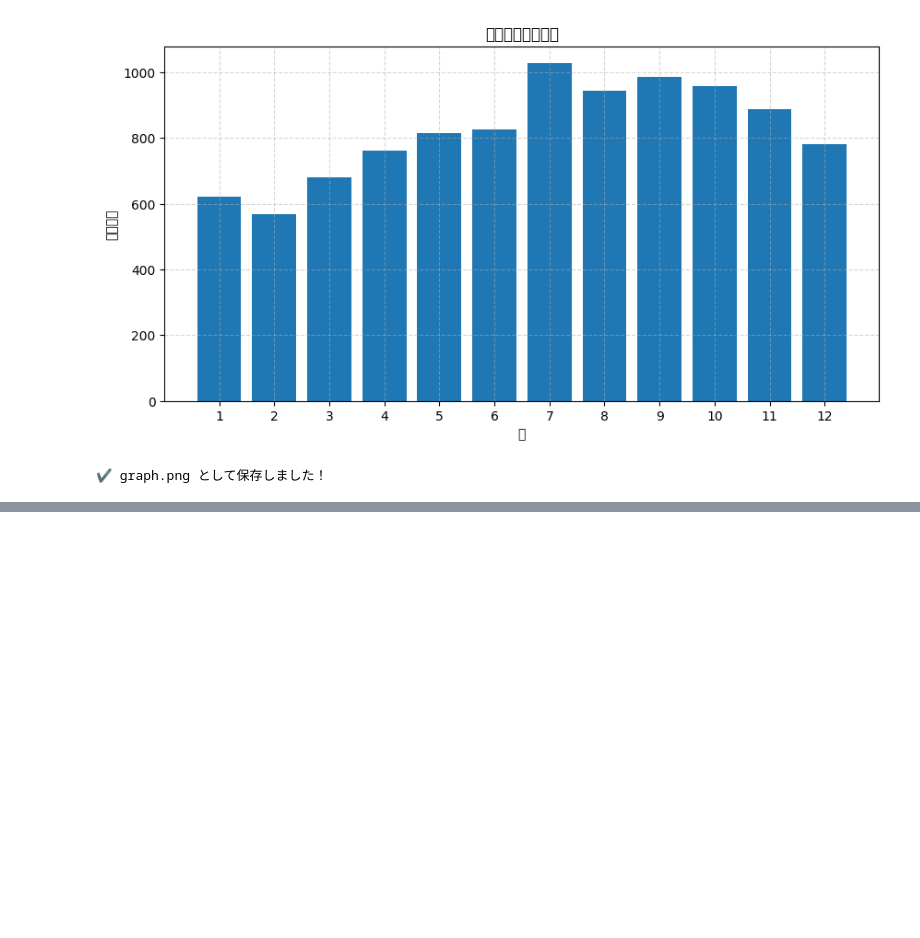
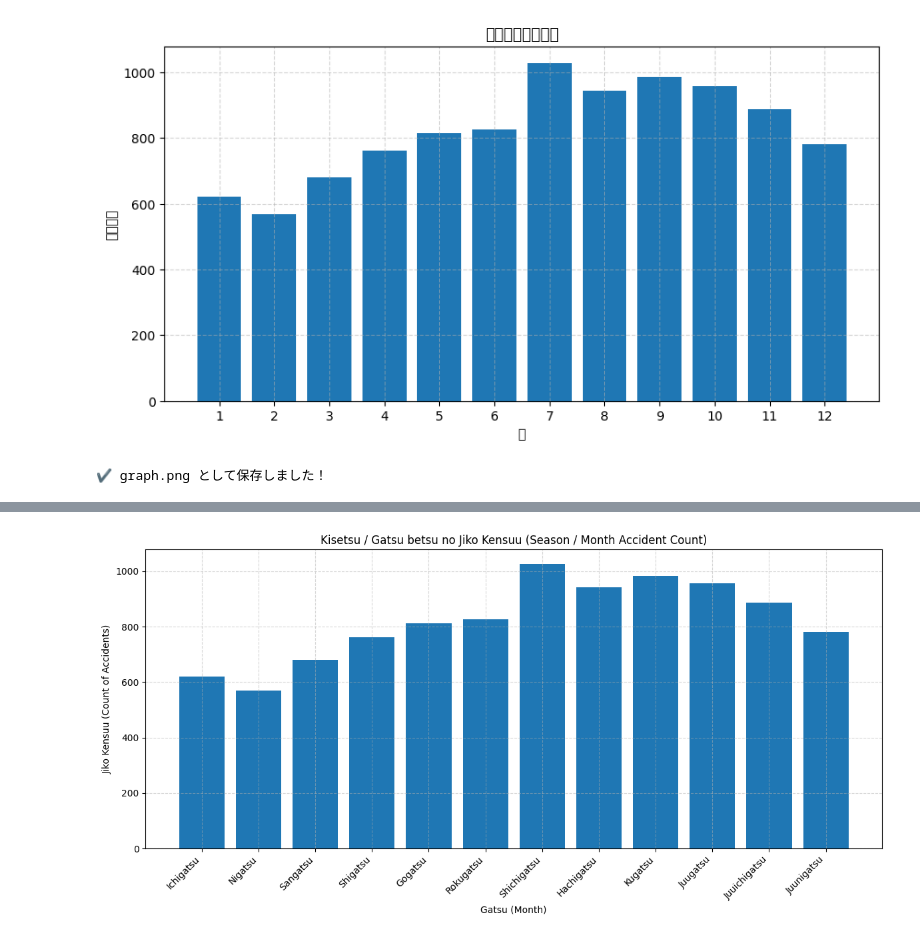
Before and after one commit to nami9983/Week6, a Jupyter notebook: jitennsya.ipynb, the cells around one changed output, grey strips where cells are left out. Saved outputs shown, nothing was run; the diff lists cells and outputs as text; code cells hidden in the pictures; blank space fills up the shorter version.

```diff
--- a/jitennsya.ipynb
+++ b/jitennsya.ipynb
@@ -592,0 +693,73 @@ Name: count, dtype: int64
+# %%
+import pandas as pd
+import matplotlib.pyplot as plt
+
+# ---------------------------------------------------
+# ❶ CSV 読み込み（文字化け対策付き）
+# ---------------------------------------------------
+def load_csv_safely(path):
+    encodings = ["utf-8-sig", "shift_jis", "cp932", "euc_jp"]
+    for enc in encodings:
+        try:
+            return pd.read_csv(path, encoding=enc)
+        except:
+            continue
+    raise ValueError("Encoding error")
+
+file_path = "jitennsyadeta.csv"
+df = load_csv_safely(file_path)
+
+# ---------------------------------------------------
+# ❷ 日付列を自動検出
+# ---------------------------------------------------
+date_col = None
+for col in df.columns:
+    if any(x in col for x in ["年", "月", "日"]):
+        date_col = col
+        break
+
+df["date"] = pd.to_datetime(df[date_col], errors="coerce")
+df = df.dropna(subset=["date"])
+
+# ---------------------------------------------------
+# ❸ 月ごとの件数
+# ---------------------------------------------------
+df["month"] = df["date"].dt.month
+monthly_counts = df["month"].value_counts().sort_index()
+
+# ---------------------------------------------------
+# ❹ 月名（ローマ字）マップ
+# ---------------------------------------------------
+romaji_months = {
+    1: "Ichigatsu",
+    2: "Nigatsu",
+    3: "Sangatsu",
+    4: "Shigatsu",
+    5: "Gogatsu",
+    6: "Rokugatsu",
+    7: "Shichigatsu",
+    8: "Hachigatsu",
+    9: "Kugatsu",
+    10: "Juugatsu",
+    11: "Juuichigatsu",
+    12: "Juunigatsu"
+}
+
+labels = [romaji_months[m] for m in monthly_counts.index]
+
+# ---------------------------------------------------
+# ❺ グラフ描画（GitHub Pages 対応：ローマ字）
+# ---------------------------------------------------
+plt.figure(figsize=(12,6))
+plt.bar(labels, monthly_counts.values)
+
+plt.xticks(rotation=45, ha="right")
+plt.xlabel("Gatsu (Month)")
+plt.ylabel("Jiko Kensuu (Count of Accidents)")
+plt.title("Kisetsu / Gatsu betsu no Jiko Kensuu (Season / Month Accident Count)")
+plt.grid(True, linestyle="--", alpha=0.5)
+
+plt.tight_layout()
+plt.show()
+# %% [output]
+[figure, added]
```
Also changed, not shown: parts of 7 cells of this notebook, 2 other files.
